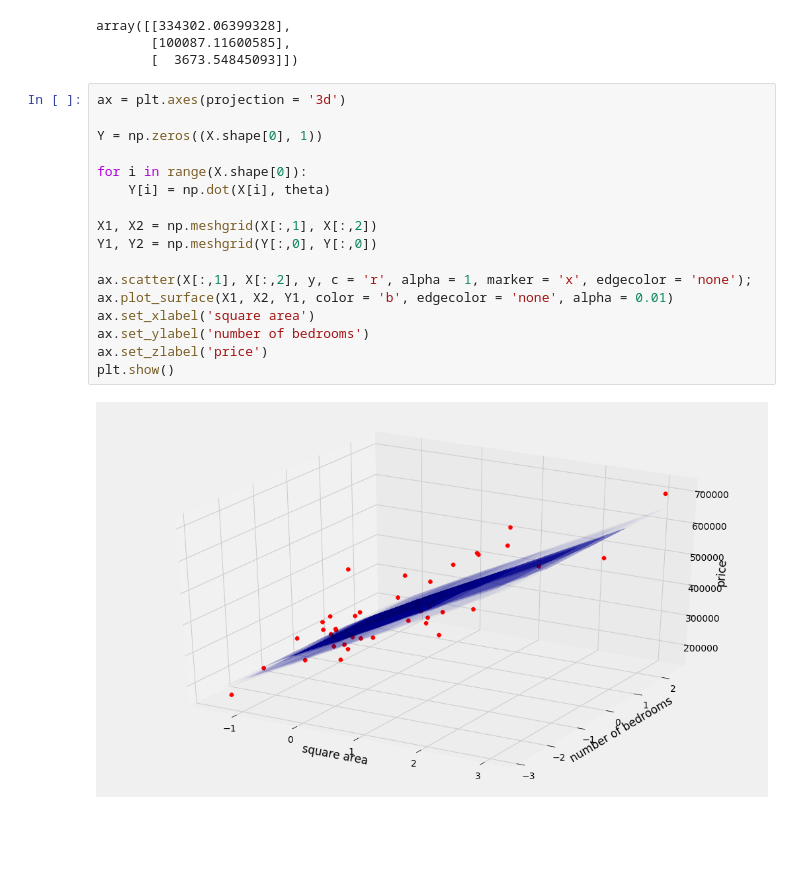
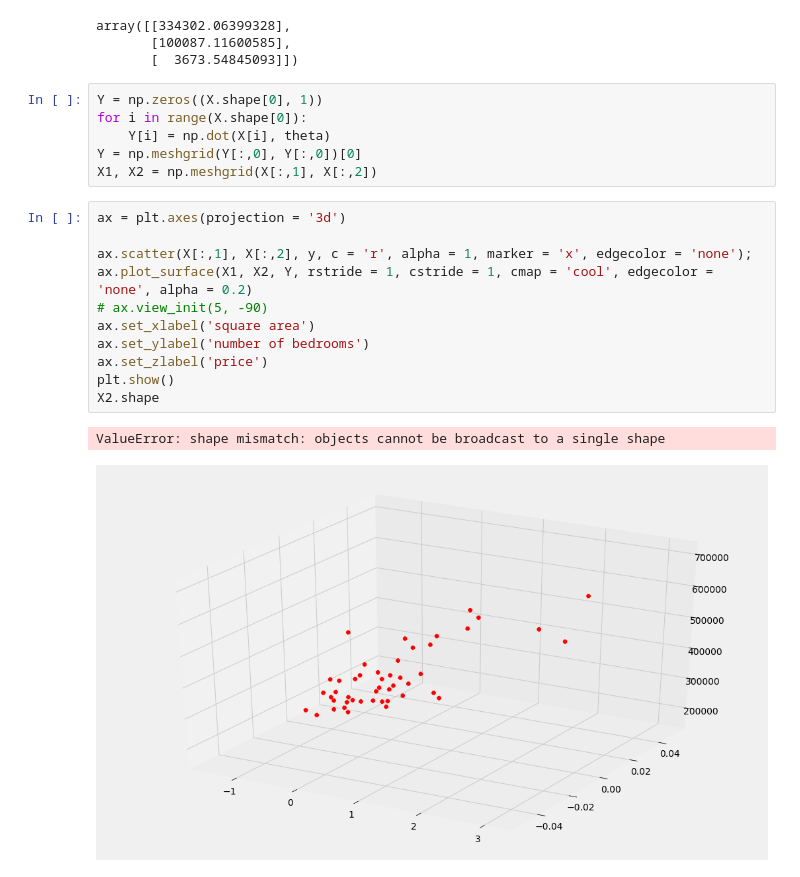
Before and after one commit to amoskovskykh/machine_learning_coursera_andrewng, a Jupyter notebook: linear_regression_mult.ipynb, the cells around one changed output. Saved outputs shown, nothing was run; the diff lists cells and outputs as text; blank space fills up the shorter version.

Commit message:
added plot

```diff
--- a/linear_regression_mult.ipynb
+++ b/linear_regression_mult.ipynb
@@ -84,22 +83,23 @@ theta
 array([[334302.06399328],
        [100087.11600585],
        [  3673.54845093]])
+# %%
+Y = np.zeros((X.shape[0], 1))
+for i in range(X.shape[0]):
+    Y[i] = np.dot(X[i], theta)
+Y = np.meshgrid(Y[:,0], Y[:,0])[0]
+X1, X2 = np.meshgrid(X[:,1], X[:,2])
 # %%
 ax = plt.axes(projection = '3d')
 
-Y = np.zeros((X.shape[0], 1))
-
-for i in range(X.shape[0]):
-    Y[i] = np.dot(X[i], theta)
-
-X1, X2 = np.meshgrid(X[:,1], X[:,2])
-Y1, Y2 = np.meshgrid(Y[:,0], Y[:,0])
-
 ax.scatter(X[:,1], X[:,2], y, c = 'r', alpha = 1, marker = 'x', edgecolor = 'none');
-ax.plot_surface(X1, X2, Y1, color = 'b', edgecolor = 'none', alpha = 0.01)
+ax.plot_surface(X1, X2, Y, rstride = 1, cstride = 1, cmap = 'cool', edgecolor = 'none', alpha = 0.2)
+# ax.view_init(5, -90)
 ax.set_xlabel('square area')
 ax.set_ylabel('number of bedrooms')
 ax.set_zlabel('price')
 plt.show()
+X2.shape
 # %% [output]
+ValueError: shape mismatch: objects cannot be broadcast to a single shape
-[figure, old version]
+[figure, new version]
```
Also changed, not shown: parts of 3 cells of this notebook.
